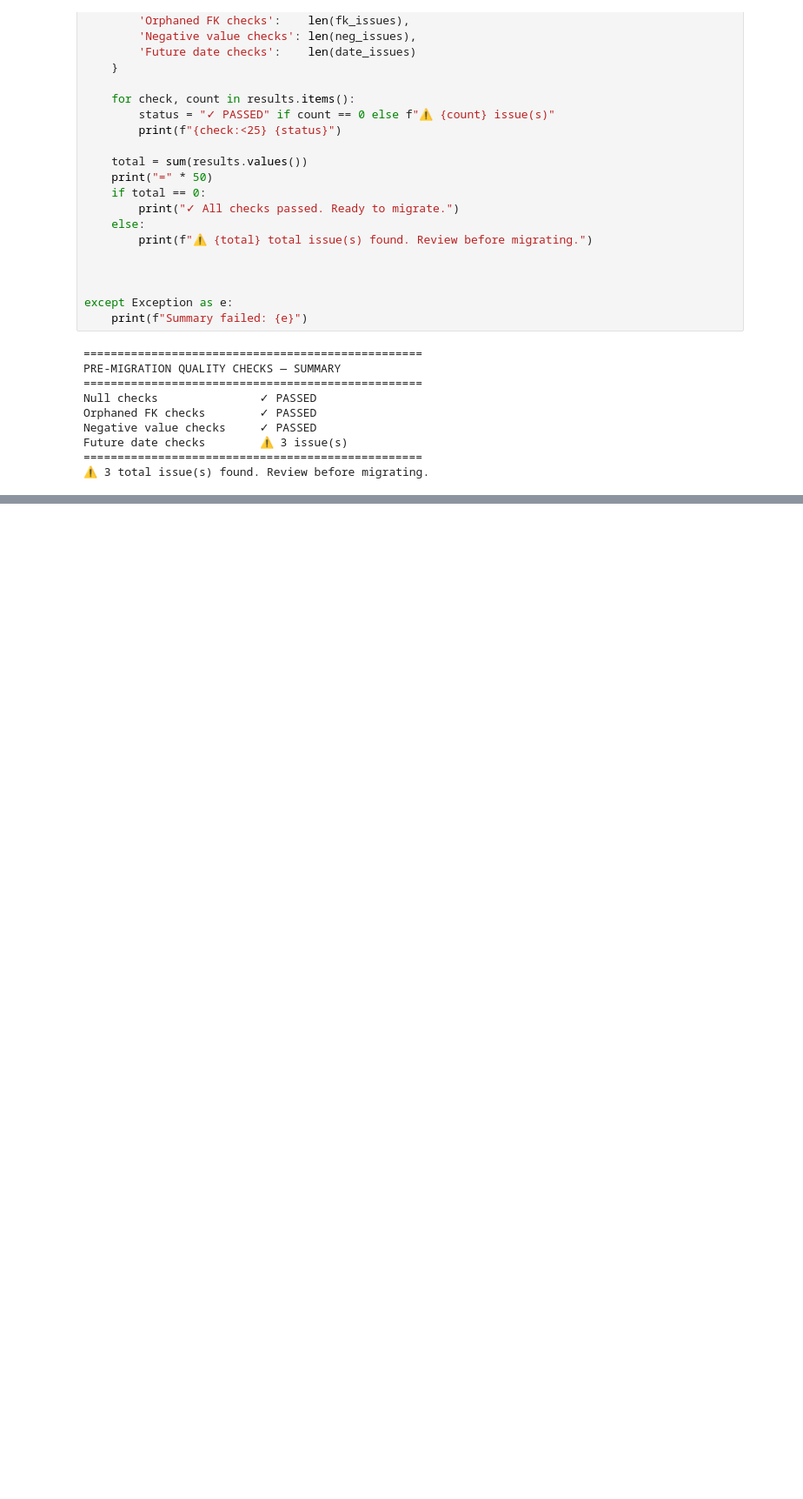
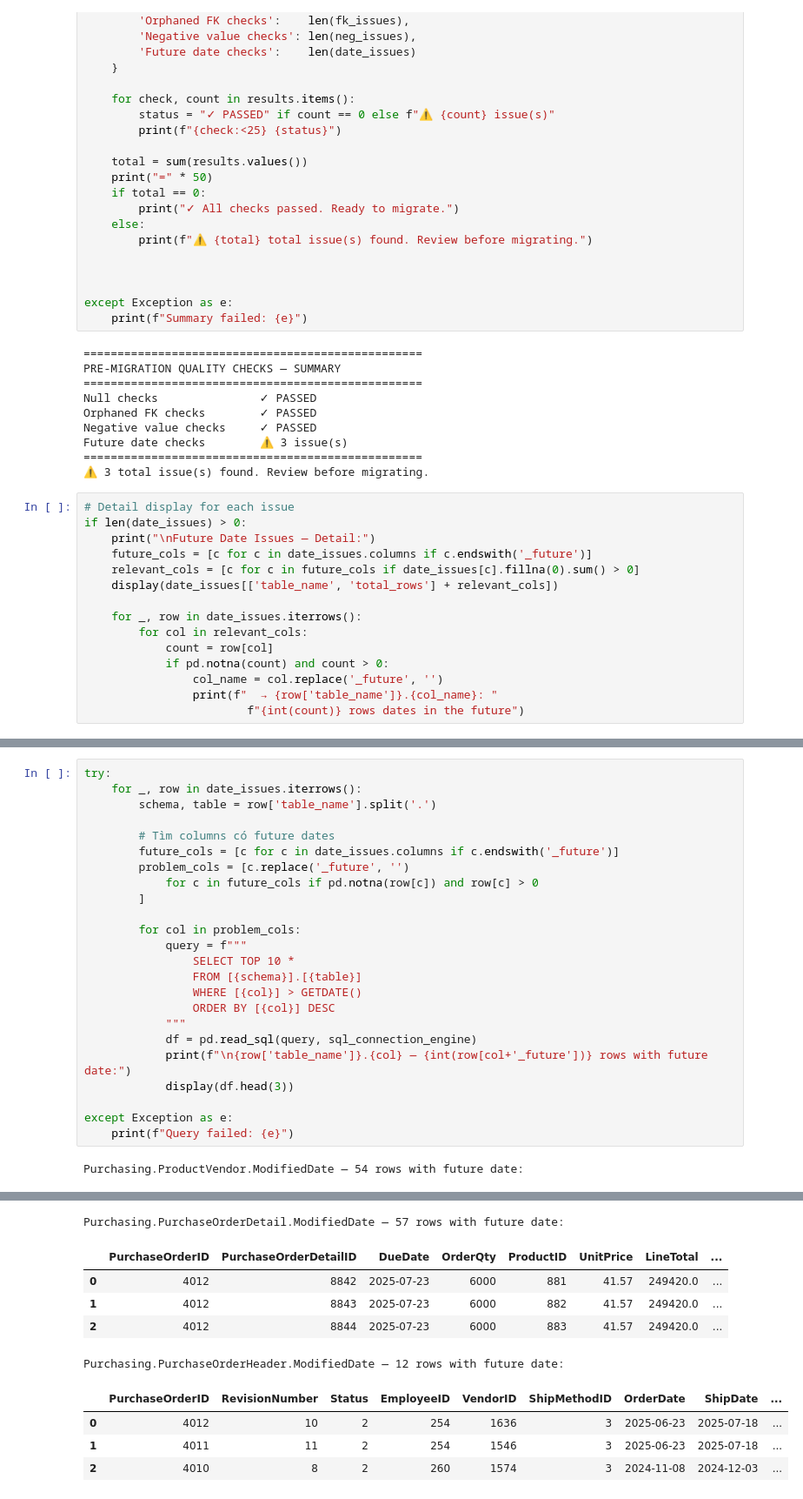
Before and after one commit to liamletran/database-migration-pipeline, a Jupyter notebook: run-migration-uat.ipynb, the cells around one changed output, grey strips where cells are left out. Shown at 87% size. Cells and saved outputs as stored; diff of their text form; blank space fills up the shorter version.

```diff
--- a/run-migration-uat.ipynb
+++ b/run-migration-uat.ipynb
@@ -634,3 +637,18 @@ Negative value checks     ✓ PASSED
 Future date checks        ⚠ 3 issue(s)
 ==================================================
 ⚠ 3 total issue(s) found. Review before migrating.
+# %%
+# Detail display for each issue
+if len(date_issues) > 0:
+    print("\nFuture Date Issues — Detail:")
+    future_cols = [c for c in date_issues.columns if c.endswith('_future')]
+    relevant_cols = [c for c in future_cols if date_issues[c].fillna(0).sum() > 0]
+    display(date_issues[['table_name', 'total_rows'] + relevant_cols])
+
+    for _, row in date_issues.iterrows():
+        for col in relevant_cols:
+            count = row[col]
+            if pd.notna(count) and count > 0:
+                col_name = col.replace('_future', '')
+                print(f"  → {row['table_name']}.{col_name}: "
+                        f"{int(count)} rows dates in the future")
@@ -636,0 +664,26 @@ Future date checks        ⚠ 3 issue(s)
+# %%
+try:
+    for _, row in date_issues.iterrows():
+        schema, table = row['table_name'].split('.')
+
+        # Tìm columns có future dates
+        future_cols = [c for c in date_issues.columns if c.endswith('_future')]
+        problem_cols = [c.replace('_future', '')
+            for c in future_cols if pd.notna(row[c]) and row[c] > 0
+        ]
+
+        for col in problem_cols:
+            query = f"""
+                SELECT TOP 10 *
+                FROM [{schema}].[{table}]
+                WHERE [{col}] > GETDATE()
+                ORDER BY [{col}] DESC
+            """
+            df = pd.read_sql(query, sql_connection_engine)
+            print(f"\n{row['table_name']}.{col} — {int(row[col+'_future'])} rows with future date:")
+            display(df.head(3))
+
+except Exception as e:
+    print(f"Query failed: {e}")
+# %% [output]
+Purchasing.ProductVendor.ModifiedDate — 54 rows with future date:
@@ -636,0 +694,10 @@ Future date checks        ⚠ 3 issue(s)
+Purchasing.PurchaseOrderDetail.ModifiedDate — 57 rows with future date:
+|  | PurchaseOrderID | PurchaseOrderDetailID | DueDate | OrderQty | ProductID | UnitPrice | LineTotal | ... |
+| 0 | 4012 | 8842 | 2025-07-23 | 6000 | 881 | 41.57 | 249420.0 | ... |
+| 1 | 4012 | 8843 | 2025-07-23 | 6000 | 882 | 41.57 | 249420.0 | ... |
+| 2 | 4012 | 8844 | 2025-07-23 | 6000 | 883 | 41.57 | 249420.0 | ... |
+Purchasing.PurchaseOrderHeader.ModifiedDate — 12 rows with future date:
+|  | PurchaseOrderID | RevisionNumber | Status | EmployeeID | VendorID | ShipMethodID | OrderDate | ShipDate | ... |
+| 0 | 4012 | 10 | 2 | 254 | 1636 | 3 | 2025-06-23 | 2025-07-18 | ... |
+| 1 | 4011 | 11 | 2 | 254 | 1546 | 3 | 2025-06-23 | 2025-07-18 | ... |
+| 2 | 4010 | 8 | 2 | 260 | 1574 | 3 | 2024-11-08 | 2024-12-03 | ... |
```
Also changed, not shown: parts of 11 cells of this notebook.
